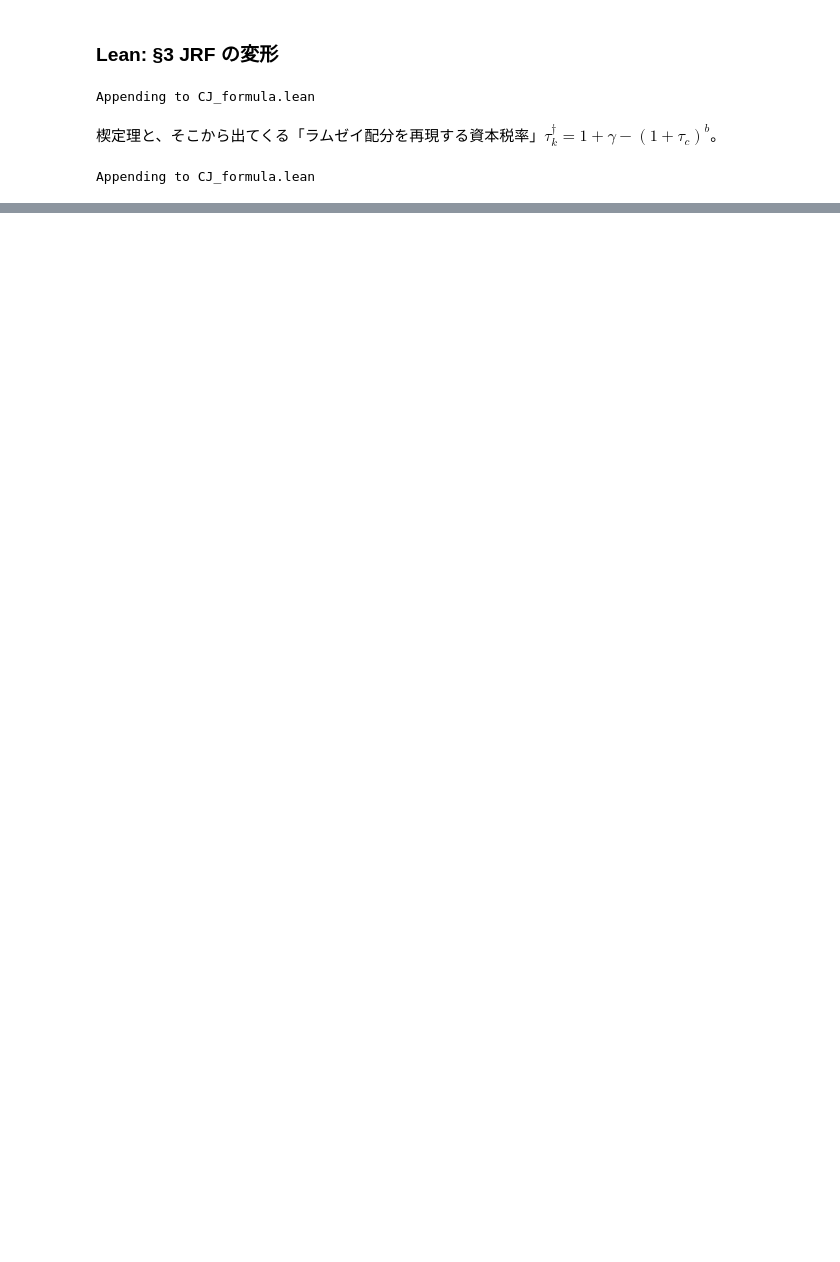
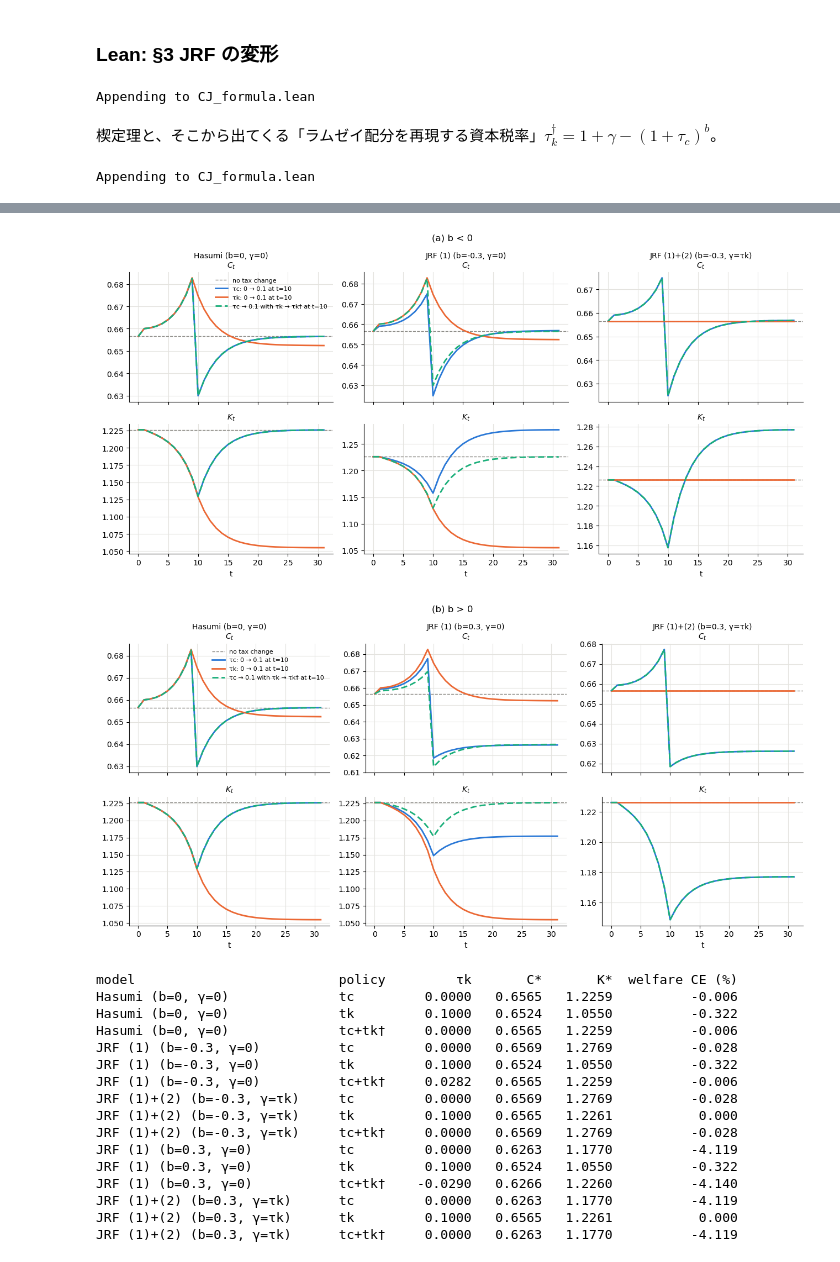
Before and after one commit to JRF-2018/misc_ipynb, a Jupyter notebook: CJ_zero_capital_tax.ipynb, the cells around one changed output, grey strips where cells are left out. Saved outputs shown, nothing was run; the diff lists cells and outputs as text; code cells hidden in the pictures; blank space fills up the shorter version.

Commit message:
update: CJ_zero_capital_tax-v0.3.0

```diff
--- a/CJ_zero_capital_tax.ipynb
+++ b/CJ_zero_capital_tax.ipynb
@@ -1151,0 +1361,75 @@ for b, tk_opt, tc_opt, gain in rows:
+# %%
+T = 30
+groups = {
+    "(a) b < 0": [("Hasumi (b=0, γ=0)", 0.0, False),
+                  ("JRF (1) (b=-0.3, γ=0)", -0.3, False),
+                  ("JRF (1)+(2) (b=-0.3, γ=τk)", -0.3, True)],
+    "(b) b > 0": [("Hasumi (b=0, γ=0)", 0.0, False),
+                  ("JRF (1) (b=0.3, γ=0)", 0.3, False),
+                  ("JRF (1)+(2) (b=0.3, γ=τk)", 0.3, True)],
+}
+
+def tk_dagger(tc, b, gflag):
+    # 基準 A: (1 - τk + γ) / (1+τc)^b = 1。γ = τk のときは τk によらないので、資本税はそのまま 0 とする
+    return 0.0 if gflag else 1 - (1 + tc) ** b
+
+paths = {}
+for gname, cases in groups.items():
+    for name, b, gflag in cases:
+        for pol in ["none", "tc", "tk", "tc+tk†"]:
+            tc = np.zeros(T + 2); tk = np.zeros(T + 2)
+            if pol in ("tc", "tc+tk†"): tc[10:] = 0.1
+            if pol == "tk": tk[10:] = 0.1
+            if pol == "tc+tk†": tk[10:] = tk_dagger(0.1, b, gflag)
+            gam = tk.copy() if gflag else np.zeros(T + 2)
+            paths[name, pol] = transition(tc, tk, gam, b, T, wedge=(b < 0))
+
+tt = np.arange(T + 2)
+for gname, cases in groups.items():
+    fig, axes = plt.subplots(2, 3, figsize=(13, 6.5), sharex=True)
+    fig.suptitle(gname, fontsize=12)
+    for j, (name, b, gflag) in enumerate(cases):
+        for i, var in enumerate(["C", "K"]):
+            ax = axes[i, j]
+            base = paths[name, "none"][i]
+            ax.axhline(base[0], color="#8a8984", lw=1, ls="--", label="no tax change")
+            ax.plot(tt, paths[name, "tc"][i], color=COL[0], label="τc: 0 → 0.1 at t=10")
+            ax.plot(tt, paths[name, "tk"][i], color=COL[1], label="τk: 0 → 0.1 at t=10")
+            ax.plot(tt, paths[name, "tc+tk†"][i], color=COL[2], ls=(0, (4, 2)),
+                    label="τc → 0.1 with τk → τk† at t=10")
+            ax.set_title(f"{name}\n${var}_t$" if i == 0 else f"${var}_t$", fontsize=10)
+            if i == 1: ax.set_xlabel("t")
+    axes[0, 0].legend(fontsize=8, frameon=False)
+    fig.tight_layout()
+    plt.show()
+
+print(f"{'model':30s} {'policy':8s} {'τk':>8s} {'C*':>8s} {'K*':>8s} {'welfare CE (%)':>15s}")
+seen = set()
+for gname, cases in groups.items():
+    for name, b, gflag in cases:
+        if name in seen: continue
+        seen.add(name)
+        W0 = welfare(paths[name, "none"][0])
+        for pol in ["tc", "tk", "tc+tk†"]:
+            C, K = paths[name, pol]
+            tkv = {"tc": 0.0, "tk": 0.1, "tc+tk†": tk_dagger(0.1, b, gflag)}[pol]
+            print(f"{name:30s} {pol:8s} {tkv:8.4f} {C[-1]:8.4f} {K[-1]:8.4f} {ce(welfare(C), W0):15.3f}")
+# %% [output]
+[figure, added]
+[figure, added]
+model                          policy         τk       C*       K*  welfare CE (%)
+Hasumi (b=0, γ=0)              tc         0.0000   0.6565   1.2259          -0.006
+Hasumi (b=0, γ=0)              tk         0.1000   0.6524   1.0550          -0.322
+Hasumi (b=0, γ=0)              tc+tk†     0.0000   0.6565   1.2259          -0.006
+JRF (1) (b=-0.3, γ=0)          tc         0.0000   0.6569   1.2769          -0.028
+JRF (1) (b=-0.3, γ=0)          tk         0.1000   0.6524   1.0550          -0.322
+JRF (1) (b=-0.3, γ=0)          tc+tk†     0.0282   0.6565   1.2259          -0.006
+JRF (1)+(2) (b=-0.3, γ=τk)     tc         0.0000   0.6569   1.2769          -0.028
+JRF (1)+(2) (b=-0.3, γ=τk)     tk         0.1000   0.6565   1.2261           0.000
+JRF (1)+(2) (b=-0.3, γ=τk)     tc+tk†     0.0000   0.6569   1.2769          -0.028
+JRF (1) (b=0.3, γ=0)           tc         0.0000   0.6263   1.1770          -4.119
+JRF (1) (b=0.3, γ=0)           tk         0.1000   0.6524   1.0550          -0.322
+JRF (1) (b=0.3, γ=0)           tc+tk†    -0.0290   0.6266   1.2260          -4.140
+JRF (1)+(2) (b=0.3, γ=τk)      tc         0.0000   0.6263   1.1770          -4.119
+JRF (1)+(2) (b=0.3, γ=τk)      tk         0.1000   0.6565   1.2261           0.000
+JRF (1)+(2) (b=0.3, γ=τk)      tc+tk†     0.0000   0.6263   1.1770          -4.119
```
Also changed, not shown: parts of 35 cells of this notebook.
